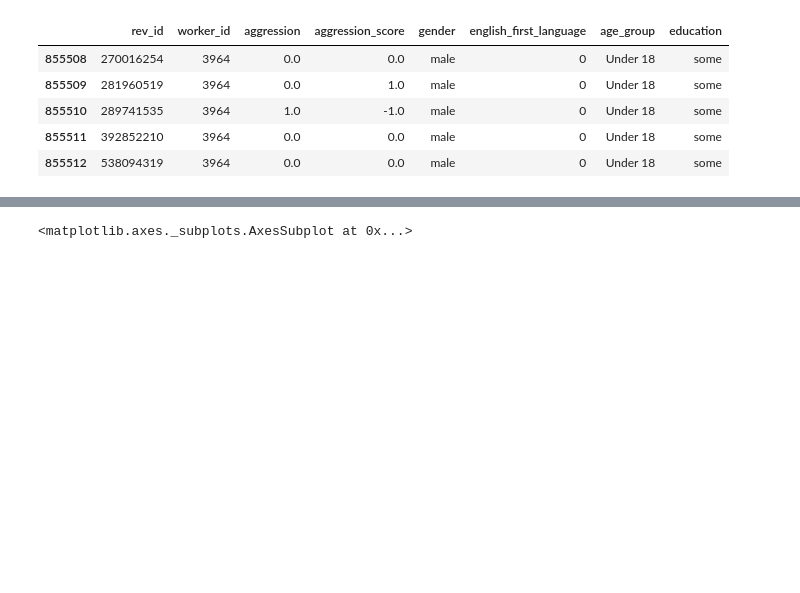
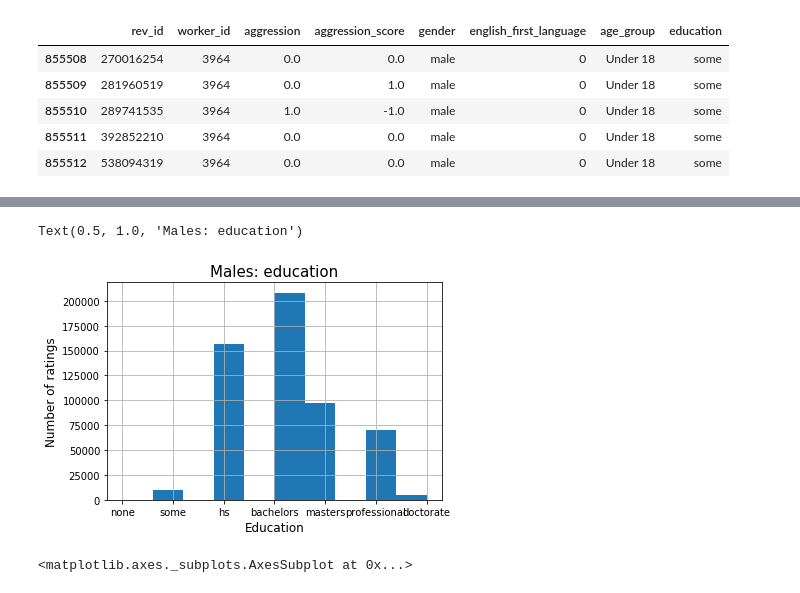
Before and after one commit to carljparker/data-512, a Jupyter notebook: data-512-a2/aggress-attack-eda.ipynb, the cells around one changed output, grey strips where cells are left out. Saved outputs shown, nothing was run; the diff lists cells and outputs as text; code cells hidden in the pictures; blank space fills up the shorter version.

```diff
--- a/data-512-a2/aggress-attack-eda.ipynb
+++ b/data-512-a2/aggress-attack-eda.ipynb
@@ -91,0 +121,7 @@ plt.title('Males: aggression score', fontsize=15)
+# %%
+edu_groups = ['none', 'some', 'hs', 'bachelors', 'masters', 'professional', 'doctorate']
+mapping = {edu_map: i for i, edu_map in enumerate(edu_groups)}
+#
+# Here is what the mapping looks like.
+#
+mapping
@@ -91,0 +136,6 @@ plt.title('Males: aggression score', fontsize=15)
+# %%
+edu_map = male_joined_annotations['education'].map(mapping)
+#
+# Here is the result of running the mapping on the 'education' column
+#
+edu_map
@@ -92,8 +155,17 @@ plt.title('Males: aggression score', fontsize=15)
+# %%
+#
+# The series has the name of the column that we mapped from. In this case, 'education'.
+# Need to change that so we don't end up with two columns named 'education' in the dataframe.
+#
+edu_map = edu_map.rename( 'edu_sort')
 # %%
-male_joined_annotations[ 'education' ].hist()
+pd.concat( [male_joined_annotations, edu_map ], axis = 1).sort_values( by = 'edu_sort')[ 'education' ].hist()
 plt.ylabel("Number of ratings",fontsize=12)
 plt.xlabel("Education",fontsize=12)
 plt.title('Males: education', fontsize=15)
+# %% [output]
+Text(0.5, 1.0, 'Males: education')
+[figure, added]
 # %%
 male_joined_annotations[ 'age_group' ].hist()
 # %% [output]
```
Also changed, not shown: parts of 25 cells of this notebook.
